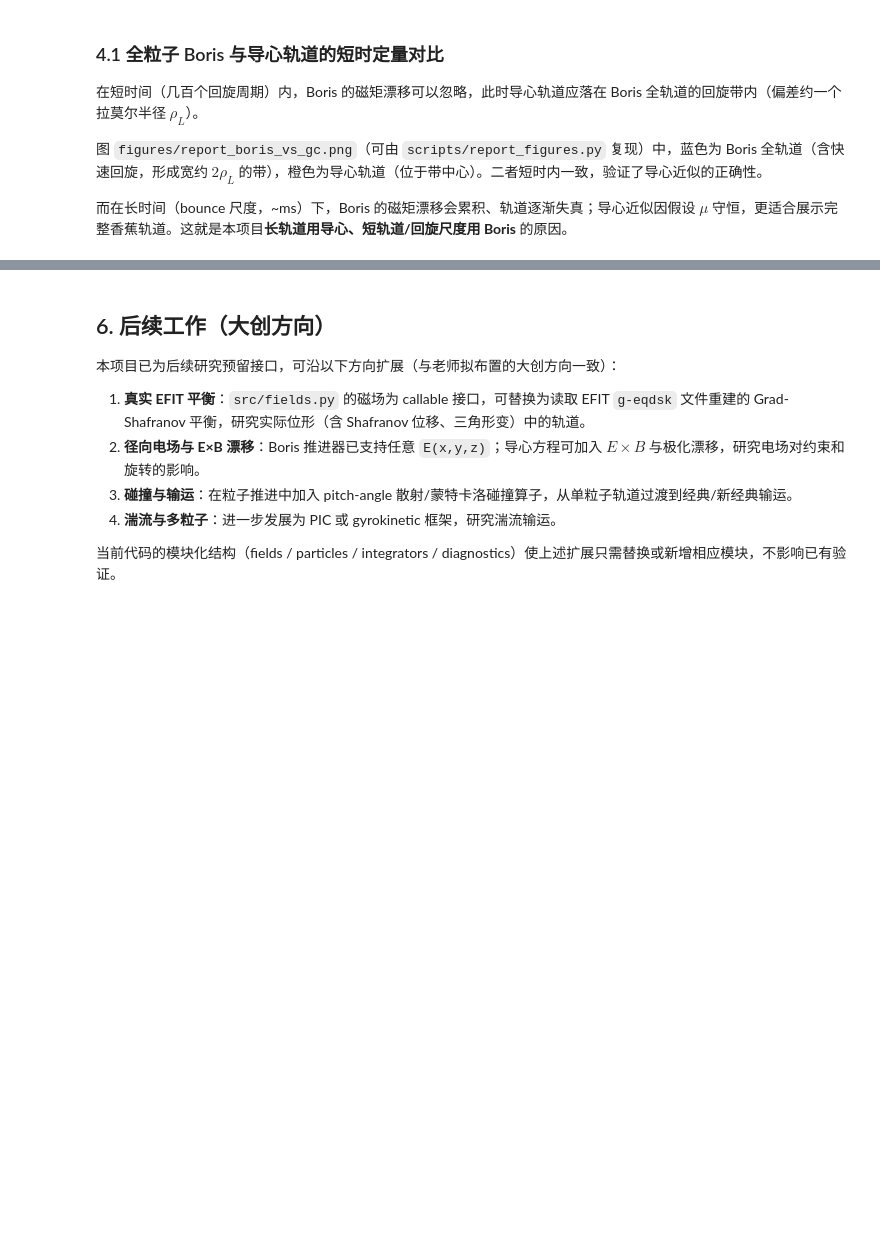
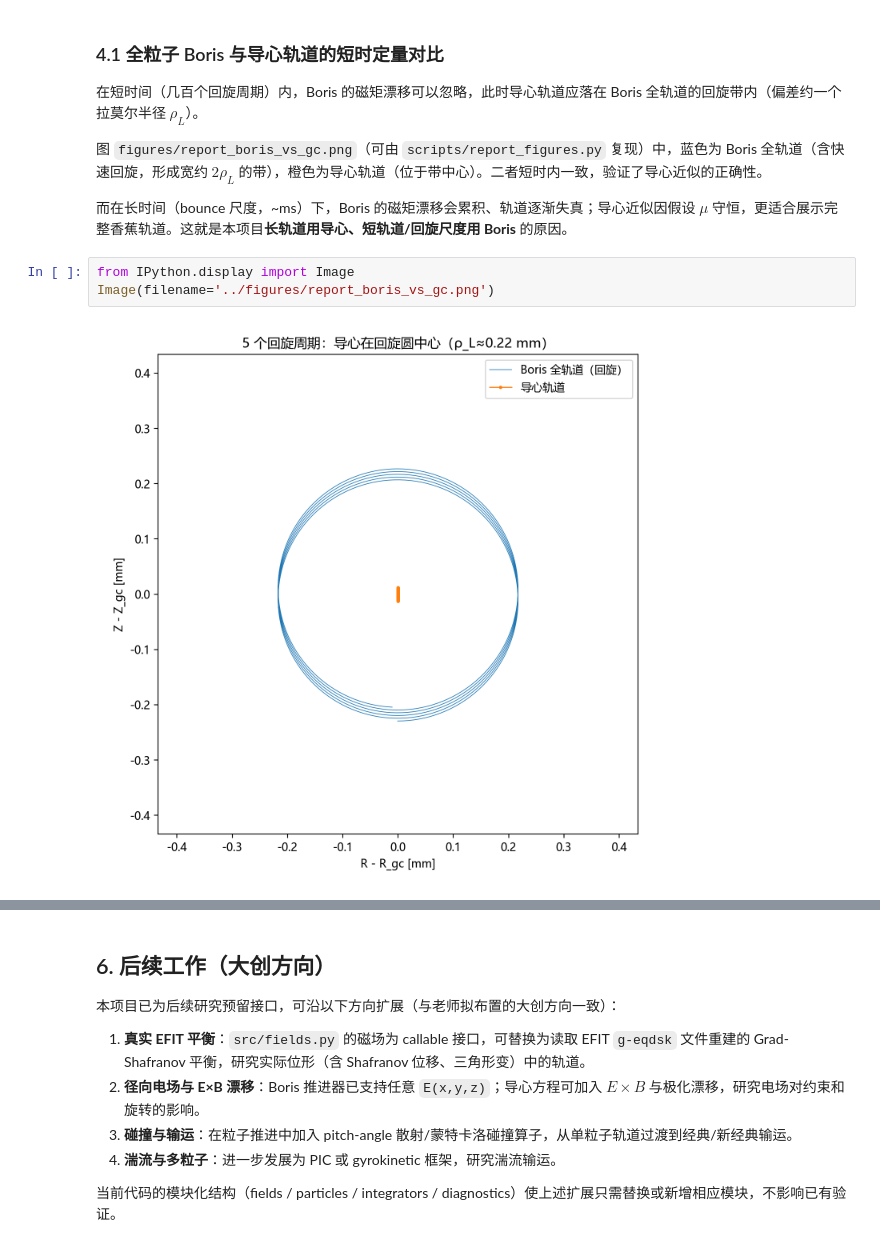
Before and after one commit to Lamb701/particle-simulation, a Jupyter notebook: notebooks/complete_report.ipynb, the cells around one changed output, grey strips where cells are left out. Cells and saved outputs as stored; diff of their text form; blank space fills up the shorter version.

```diff
--- a/notebooks/complete_report.ipynb
+++ b/notebooks/complete_report.ipynb
@@ -242,6 +244,11 @@ plt.show()
 图 `figures/report_boris_vs_gc.png`（可由 `scripts/report_figures.py` 复现）中，蓝色为 Boris 全轨道（含快速回旋，形成宽约 $2\rho_L$ 的带），橙色为导心轨道（位于带中心）。二者短时内一致，验证了导心近似的正确性。
 
 而在长时间（bounce 尺度，~ms）下，Boris 的磁矩漂移会累积、轨道逐渐失真；导心近似因假设 $\mu$ 守恒，更适合展示完整香蕉轨道。这就是本项目**长轨道用导心、短轨道/回旋尺度用 Boris** 的原因。
+# %%
+from IPython.display import Image
+Image(filename='../figures/report_boris_vs_gc.png')
+# %% [output]
+[figure, added]
 # %% [markdown]
 ## 5. 轨道特征的物理解释
 
```
Also changed, not shown: parts of 3 cells of this notebook, 7 other files.
